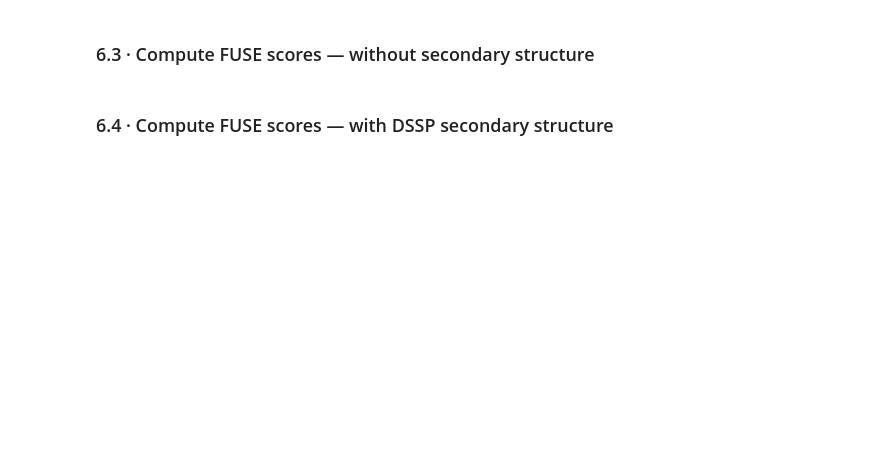
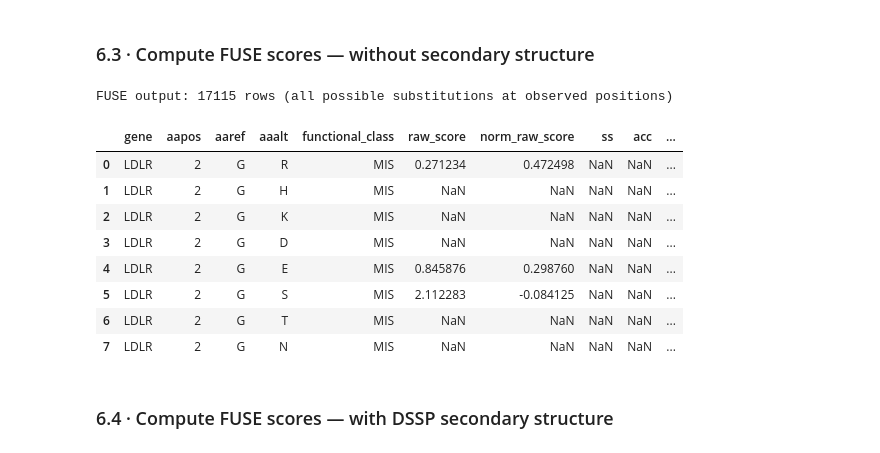
Before and after one commit to TYTYBU/crispr-BEAN-FUSE, a Jupyter notebook: crispr_bean_workflow.ipynb, the cells around one changed output. Drawn from its saved outputs; the diff is of its cells as text; code cells hidden in the pictures; blank space fills up the shorter version.

```diff
--- a/crispr_bean_workflow.ipynb
+++ b/crispr_bean_workflow.ipynb
@@ -45,11 +45,22 @@ bean fuse            ──▶  bean_element_result.*.FUSE_score.csv
 # %% [markdown]
 ## 0. Setup
 # %%
-import sys, os, warnings
+import sys, os, warnings, pathlib
 warnings.filterwarnings("ignore")
 
-# Add repo to path (not needed if installed via pip)
-REPO = "/sessions/dreamy-eloquent-noether/mnt/crispr-bean"
+# ── Auto-detect repo root (walks up from the notebook until pyproject.toml is found) ─
+def _find_repo_root(marker: str = "pyproject.toml") -> str:
+    """Return the nearest ancestor directory that contains *marker*."""
+    here = pathlib.Path(os.getcwd()).resolve()
+    for p in [here, *here.parents]:
+        if (p / marker).exists():
+            return str(p)
+    raise RuntimeError(
+        f"Could not locate repo root: no '{marker}' found in '{here}' or its parents.\n"
+        "If you moved the notebook outside the repo, set REPO manually instead."
+    )
+
+REPO = _find_repo_root()
 sys.path.insert(0, REPO)
 
 import pandas as pd
@@ -64,7 +75,9 @@ TILING_H5AD     = f"{DATA_DIR}/tiling_mini_screen.h5ad"
 VAR_RESULT_CSV  = f"{DATA_DIR}/var_res_example/bean_element_result.MixtureNormal+Acc.csv"
 ACC_BW          = f"{DATA_DIR}/accessibility_signal_chr6.bw"
 
-LDLR_EXCEL = f"{REPO}/examples/LDLR/0725_HCT116_LDLRPE_finalBEAN_FUSE_e.xlsx"
-LDLR_DSS   = f"{REPO}/examples/LDLR/LDLR.dss"
+LDLR_DSS     = f"{REPO}/examples/LDLR/LDLR.dss"
+LDLR_CSV     = f"{REPO}/examples/LDLR/bean_element_result.MixtureNormal.csv"
+LDLR_DECODER = f"{REPO}/examples/LDLR/LDLR_target_decoder.csv"
 
+print(f"Repo root: {REPO}")
 print("Paths configured.")
@@ -498,36 +583,46 @@ print(f"Saved to {tmp_csv}")
 # %%
 import importlib.util
 
 def _load(name, path):
     if name in sys.modules:
         del sys.modules[name]
     spec = importlib.util.spec_from_file_location(name, path)
     mod  = importlib.util.module_from_spec(spec)
     sys.modules[name] = mod
     spec.loader.exec_module(mod)
     return mod
 
 _base = f"{REPO}/bean/fuse"
 for _n, _p in [
     ("bean.fuse.funsum", f"{_base}/funsum.py"),
     ("bean.fuse.dssp",   f"{_base}/dssp.py"),
     ("bean.fuse.utils",  f"{_base}/utils.py"),
     ("bean.fuse.score",  f"{_base}/score.py"),
 ]:
     _load(_n, _p)
 
 from bean.fuse.score import calculate_fuse_scores
 
 df_fuse_no_ss = calculate_fuse_scores(
-    input_csv   = tmp_csv,
-    edit_col    = "target",
-    include_lof = True,
-    dss_path    = None,          # no secondary structure
-    gene_name   = "LDLR",
-    mu_sd_max   = 1.0,           # filter high-uncertainty variants
+    input_csv      = LDLR_CSV,
+    target_decoder = LDLR_DECODER,   # Path B: decoder instead of edit-string parsing
+    include_lof    = True,
+    dss_path       = None,            # no secondary structure
+    gene_name      = "LDLR",
 )
 print(f"FUSE output: {len(df_fuse_no_ss)} rows (all possible substitutions at observed positions)")
 df_fuse_no_ss.head(8)
+# %% [output]
+FUSE output: 17115 rows (all possible substitutions at observed positions)
+|  | gene | aapos | aaref | aaalt | functional_class | raw_score | norm_raw_score | ss | acc | ... |
+| 0 | LDLR | 2 | G | R | MIS | 0.271234 | 0.472498 | NaN | NaN | ... |
+| 1 | LDLR | 2 | G | H | MIS | NaN | NaN | NaN | NaN | ... |
+| 2 | LDLR | 2 | G | K | MIS | NaN | NaN | NaN | NaN | ... |
+| 3 | LDLR | 2 | G | D | MIS | NaN | NaN | NaN | NaN | ... |
+| 4 | LDLR | 2 | G | E | MIS | 0.845876 | 0.298760 | NaN | NaN | ... |
+| 5 | LDLR | 2 | G | S | MIS | 2.112283 | -0.084125 | NaN | NaN | ... |
+| 6 | LDLR | 2 | G | T | MIS | NaN | NaN | NaN | NaN | ... |
+| 7 | LDLR | 2 | G | N | MIS | NaN | NaN | NaN | NaN | ... |
 # %% [markdown]
 ### 6.4 · Compute FUSE scores — with DSSP secondary structure
 # %%
```
Also changed, not shown: parts of 22 cells of this notebook, 11 other files.
